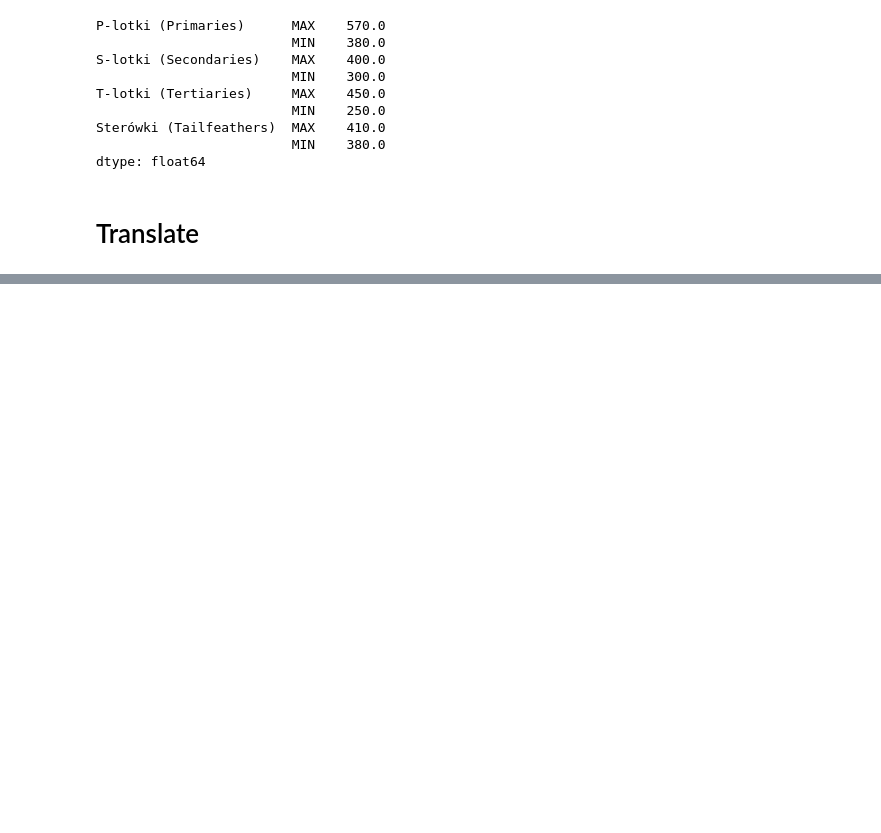
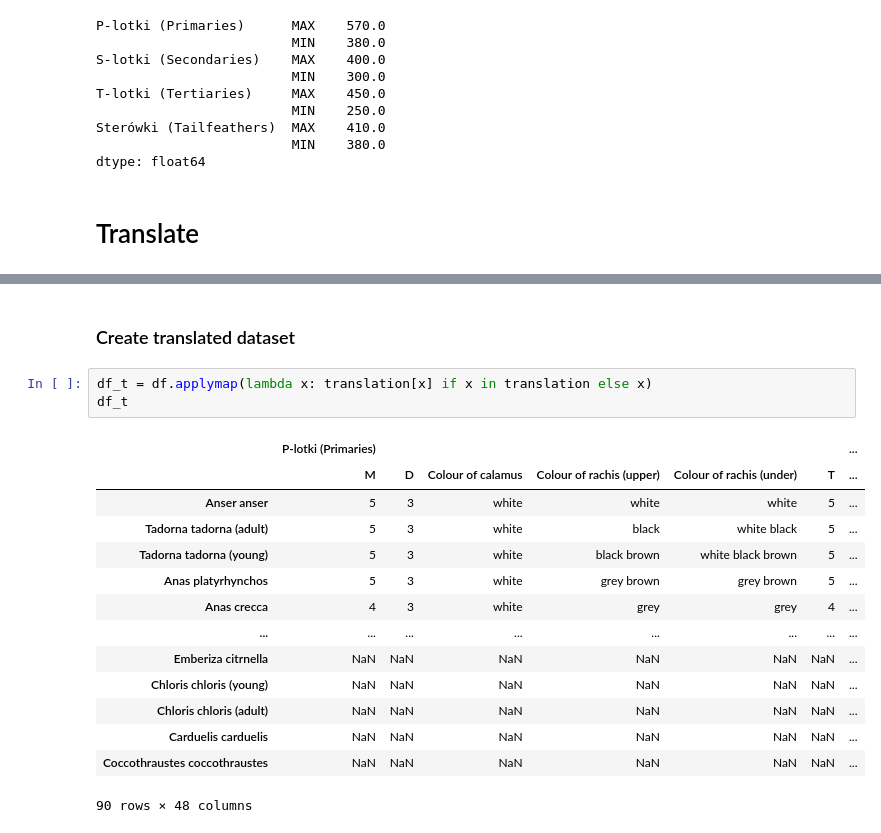
Before and after one commit to Maciej-GBS/SBC, a Jupyter notebook: knowledge/data-analysis.ipynb, the cells around one changed output, grey strips where cells are left out. Cells and saved outputs as stored; diff of their text form; blank space fills up the shorter version.

Commit message:
Translated dataset

```diff
--- a/knowledge/data-analysis.ipynb
+++ b/knowledge/data-analysis.ipynb
@@ -220,0 +318,20 @@ translation = {
+# %% [markdown]
+### Create translated dataset
+# %%
+df_t = df.applymap(lambda x: translation[x] if x in translation else x)
+df_t
+# %% [output]
+|  | P-lotki (Primaries) |  |  |  |  |  | ... |
+|  | M | D | Colour of calamus | Colour of rachis (upper) | Colour of rachis (under) | T | ... |
+| Anser anser | 5 | 3 | white | white | white | 5 | ... |
+| Tadorna tadorna (adult) | 5 | 3 | white | black | white black | 5 | ... |
+| Tadorna tadorna (young) | 5 | 3 | white | black brown | white black brown | 5 | ... |
+| Anas platyrhynchos | 5 | 3 | white | grey brown | grey brown | 5 | ... |
+| Anas crecca | 4 | 3 | white | grey | grey | 4 | ... |
+| ... | ... | ... | ... | ... | ... | ... | ... |
+| Emberiza citrnella | NaN | NaN | NaN | NaN | NaN | NaN | ... |
+| Chloris chloris (young) | NaN | NaN | NaN | NaN | NaN | NaN | ... |
+| Chloris chloris (adult) | NaN | NaN | NaN | NaN | NaN | NaN | ... |
+| Carduelis carduelis | NaN | NaN | NaN | NaN | NaN | NaN | ... |
+| Coccothraustes coccothraustes | NaN | NaN | NaN | NaN | NaN | NaN | ... |
+90 rows × 48 columns
```
Also changed, not shown: parts of 10 cells of this notebook.
